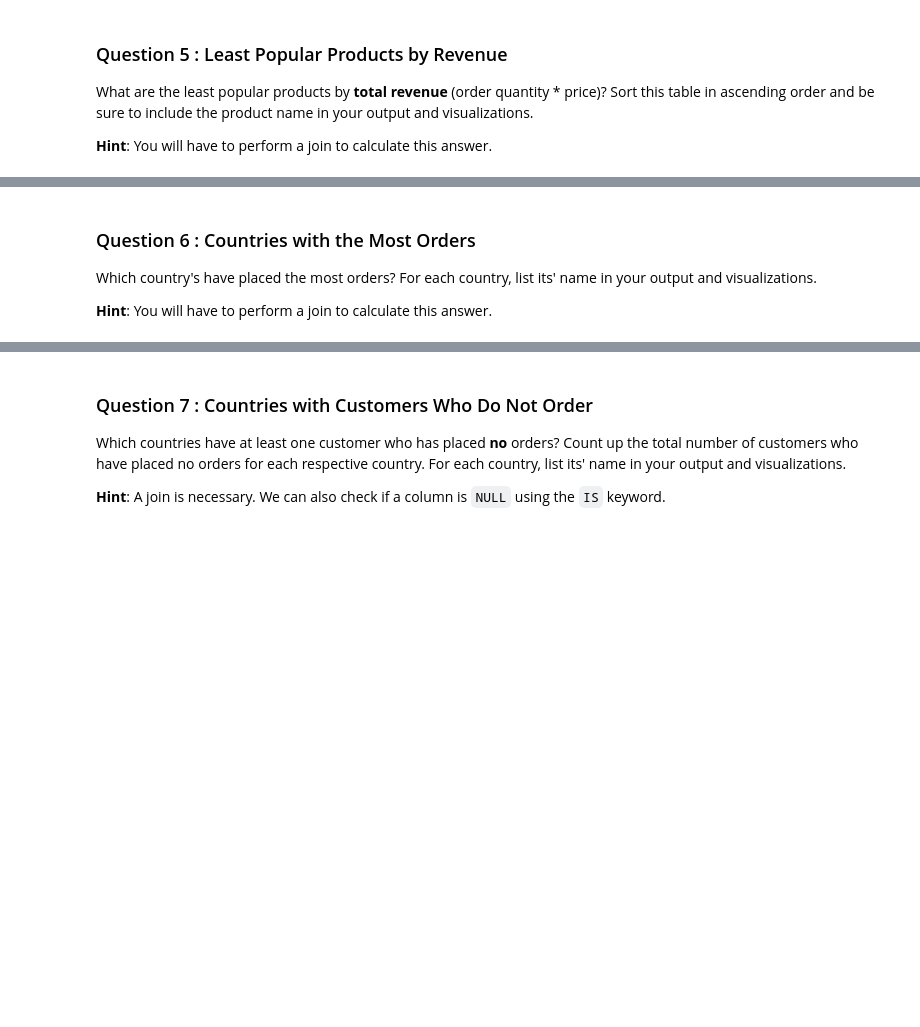
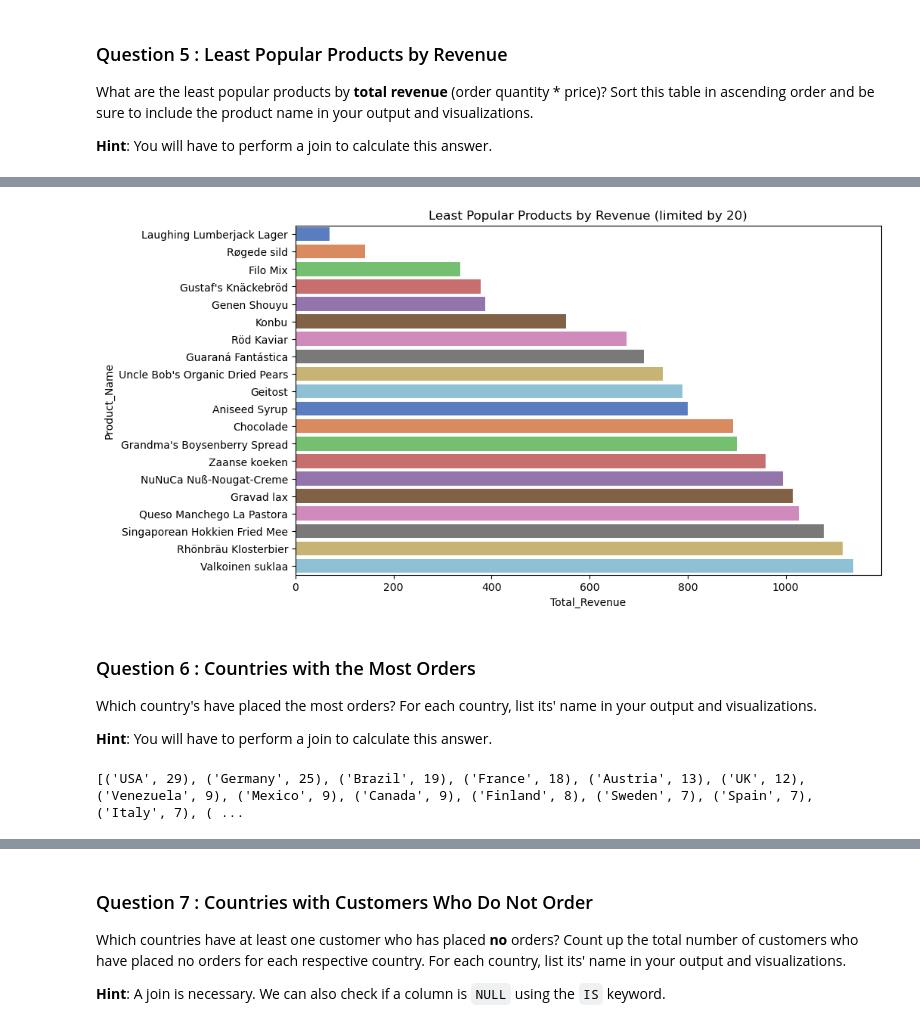
Before and after one commit to NadyaT-hub/Ad-Hoc-Food-Report, a Jupyter notebook: adhoc-sql/adhoc_report.ipynb, the cells around one changed output, grey strips where cells are left out. Saved outputs shown, nothing was run; the diff lists cells and outputs as text; code cells hidden in the pictures; blank space fills up the shorter version.

```diff
--- a/adhoc-sql/adhoc_report.ipynb
+++ b/adhoc-sql/adhoc_report.ipynb
@@ -180,9 +167,18 @@ What are the least popular products by **total revenue** (order quantity * price
 # %%
 # TODO: Convert your list of tuples to a dataframe
-...
+df = pd.DataFrame(rows, columns=['Product_Name', 'Total_Revenue'])
+
 
 # TODO: Generate a visualization on this dataframe
-...
+plt.figure(figsize=(10,6))
+sns.barplot(x='Total_Revenue', y='Product_Name', data=df, hue='Product_Name', legend=False, palette='muted')
+
+plt.title('Least Popular Products by Revenue (limited by 20)')
+plt.xlabel('Total_Revenue')
+plt.ylabel('Product_Name')
+plt.show()
+# %% [output]
+[figure, added]
 # %% [markdown]
 ### Question 6 : Countries with the Most Orders
 
@@ -191,9 +187,20 @@ Which country's have placed the most orders? For each country, list its' name in
 **Hint**: You will have to perform a join to calculate this answer.
 # %%
 # TODO: Write a SQL query which will answer the question above.
-...
+cursor.execute("""
+    SELECT C.Country,
+    COUNT(O.OrderID) AS order_count
+    FROM Customers C
+    JOIN Orders O ON C.CustomerID = O.CustomerID
+    GROUP BY C.Country
+    ORDER BY order_count DESC
+    LIMIT 20;
+""")
 
 # TODO: Fetch your list of tuples and print it out
-...
+rows = cursor.fetchall()
+print(rows)
+# %% [output]
+[('USA', 29), ('Germany', 25), ('Brazil', 19), ('France', 18), ('Austria', 13), ('UK', 12), ('Venezuela', 9), ('Mexico', 9), ('Canada', 9), ('Finland', 8), ('Sweden', 7), ('Spain', 7), ('Italy', 7), ( ...
 # %%
 # TODO: Convert your list of tuples to a dataframe
```
Also changed, not shown: parts of 10 cells of this notebook.
